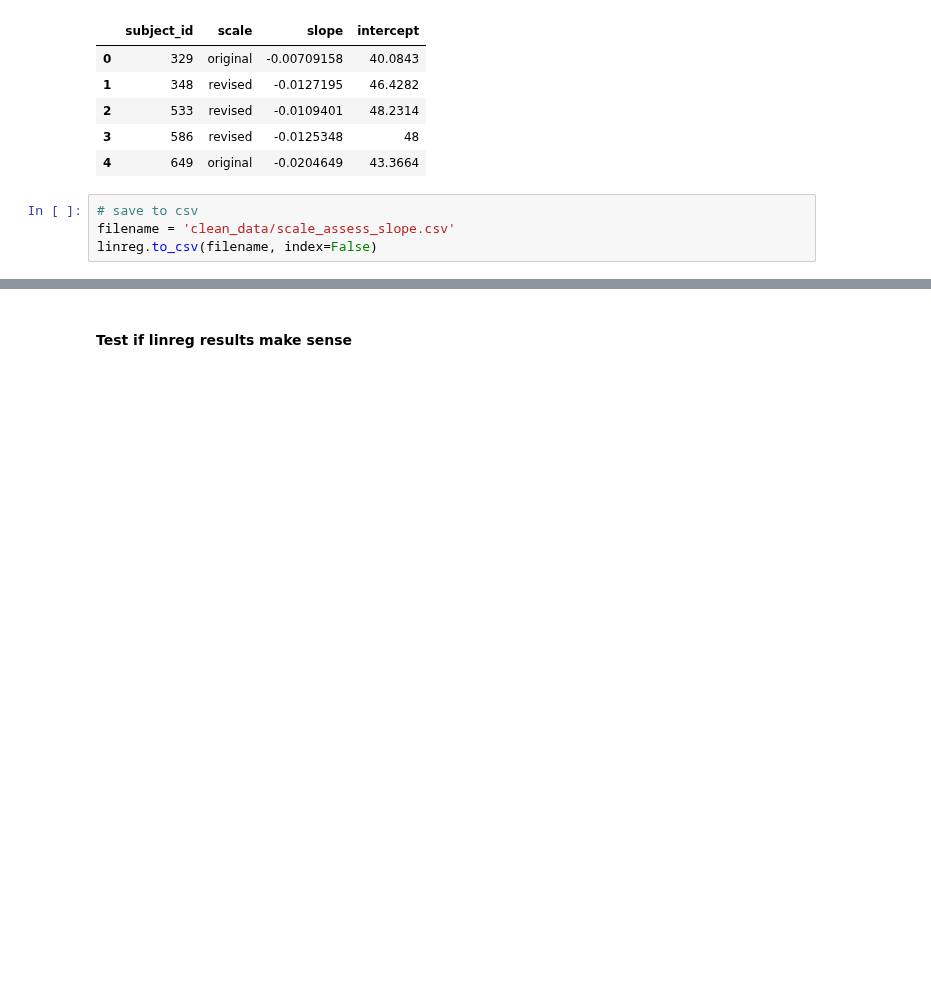
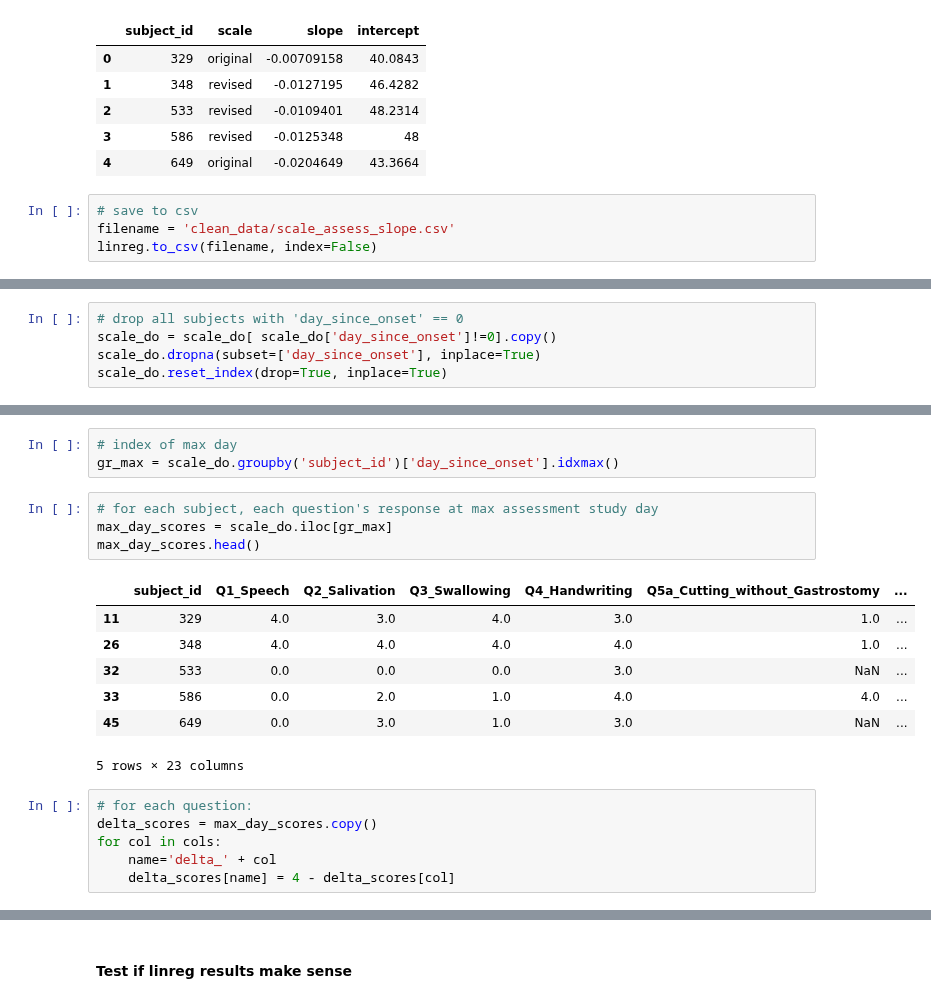
Before and after one commit to ttompk/als, a Jupyter notebook: question.ipynb, the cells around one changed output, grey strips where cells are left out. Saved outputs shown, nothing was run; the diff lists cells and outputs as text; blank space fills up the shorter version.

```diff
--- a/question.ipynb
+++ b/question.ipynb
@@ -334,0 +388,5 @@ linreg.to_csv(filename, index=False)
+# %%
+# drop all subjects with 'day_since_onset' == 0
+scale_do = scale_do[ scale_do['day_since_onset']!=0].copy()
+scale_do.dropna(subset=['day_since_onset'], inplace=True)
+scale_do.reset_index(drop=True, inplace=True)
@@ -334,0 +408,21 @@ linreg.to_csv(filename, index=False)
+# %%
+# index of max day
+gr_max = scale_do.groupby('subject_id')['day_since_onset'].idxmax()
+# %%
+# for each subject, each question's response at max assessment study day
+max_day_scores = scale_do.iloc[gr_max]
+max_day_scores.head()
+# %% [output]
+|  | subject_id | Q1_Speech | Q2_Salivation | Q3_Swallowing | Q4_Handwriting | Q5a_Cutting_without_Gastrostomy | ... |
+| 11 | 329 | 4.0 | 3.0 | 4.0 | 3.0 | 1.0 | ... |
+| 26 | 348 | 4.0 | 4.0 | 4.0 | 4.0 | 1.0 | ... |
+| 32 | 533 | 0.0 | 0.0 | 0.0 | 3.0 | NaN | ... |
+| 33 | 586 | 0.0 | 2.0 | 1.0 | 4.0 | 4.0 | ... |
+| 45 | 649 | 0.0 | 3.0 | 1.0 | 3.0 | NaN | ... |
+5 rows × 23 columns
+# %%
+# for each question:
+delta_scores = max_day_scores.copy()
+for col in cols:
+    name='delta_' + col
+    delta_scores[name] = 4 - delta_scores[col]
```
Also changed, not shown: parts of 25 cells of this notebook, 3 other files.
